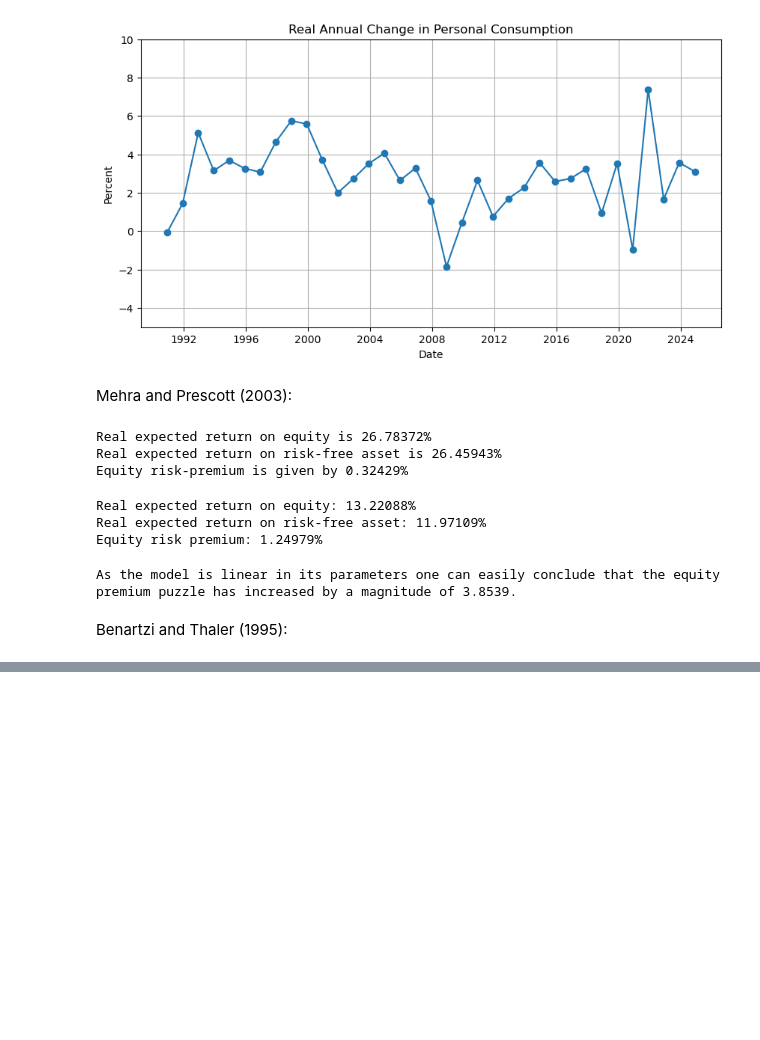
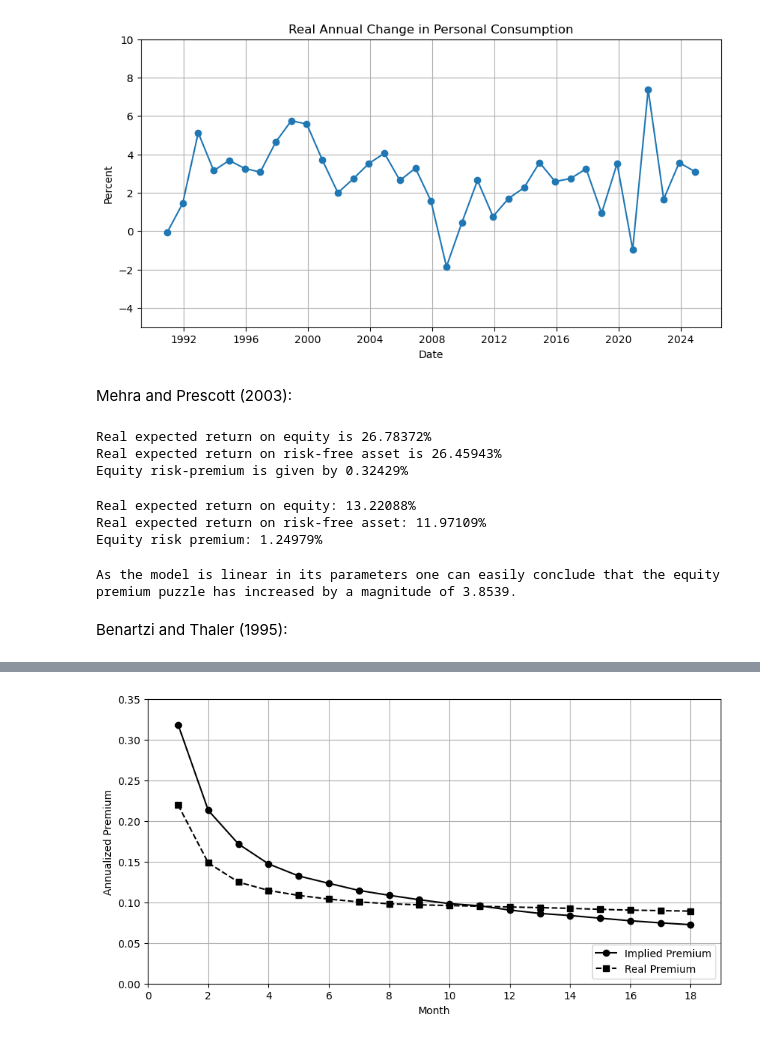
Before and after one commit to mcp656/Seminar, a Jupyter notebook: prescott.ipynb, the cells around one changed output, grey strips where cells are left out. Saved outputs shown, nothing was run; the diff lists cells and outputs as text; code cells hidden in the pictures; blank space fills up the shorter version.

```diff
--- a/prescott.ipynb
+++ b/prescott.ipynb
@@ -69,7 +69,7 @@ df_monthly["RET_SPBDUB3T"] = (df_monthly["SPBDUB3T"] / df_monthly["SPBDUB3T"].sh
 df_monthly["RET_SP500TR"] = (df_monthly["SP500TR"] / df_monthly["SP500TR"].shift(1) - 1)
 df_monthly["CHG_PCE"] = (df_monthly["PCE"] / df_monthly["PCE"].shift(1) - 1)
 df_monthly["CHG_PCEPI"] = (df_monthly["PCEPI"] / df_monthly["PCEPI"].shift(1) - 1)
-df_monthly["N_RET_EP"] = df_monthly["RET_SP500TR"] - df_monthly["RET_SPBDUB3T"]
+df_monthly["RET_EP"] = df_monthly["RET_SP500TR"] - df_monthly["RET_SPBDUB3T"]
 
 
 # Calculate monthly real return and changes for SP500TR, SPBDUB3T, PCE, PCEPI and EP
@@ -89,7 +89,7 @@ df_yearly["RET_SPBDUB3T"] = (df_yearly["SPBDUB3T"] / df_yearly["SPBDUB3T"].shift
 df_yearly["RET_SP500TR"] = (df_yearly["SP500TR"] / df_yearly["SP500TR"].shift(1) - 1)
 df_yearly["CHG_PCE"] = (df_yearly["PCE"] / df_yearly["PCE"].shift(1) - 1)
 df_yearly["CHG_PCEPI"] = (df_yearly["PCEPI"] / df_yearly["PCEPI"].shift(1) - 1)
-df_yearly["N_RET_EP"] = df_yearly["RET_SP500TR"] - df_yearly["RET_SPBDUB3T"]
+df_yearly["RET_EP"] = df_yearly["RET_SP500TR"] - df_yearly["RET_SPBDUB3T"]
 
 # Calculate yearly real return and changes for SP500TR, SPBDUB3T, PCE, PCEPI and EP
 df_yearly["R_RET_SPBDUB3T"] = ((1+df_yearly["RET_SPBDUB3T"])/(1+df_yearly["CHG_PCEPI"]) - 1)
@@ -529,0 +501,39 @@ plt.gca().xaxis.set_major_locator(MaxNLocator(integer=True))
+# %%
+real_premia = []
+
+for h in range(1, 19):
+    stock_h = df_monthly["SP500TR"] / df_monthly["SP500TR"].shift(h) - 1
+    bond_h = df_monthly["SPBDUB3T"] / df_monthly["SPBDUB3T"].shift(h) - 1
+
+    # Drop missing values
+    valid = stock_h.notna() & bond_h.notna()
+    stock_h, bond_h = stock_h[valid], bond_h[valid]
+
+    # Annualize
+    ann_stock = (1 + stock_h).pow(12 / h) - 1
+    ann_bond = (1 + bond_h).pow(12 / h) - 1
+
+    # Realized premium
+    real_premium = (ann_stock - ann_bond).mean()
+
+    real_premia.append({
+        "horizon_months": h,
+        "realized_annual_premium": real_premium
+    })
+
+real_premia_df = pd.DataFrame(real_premia)
+# %%
+plt.figure(figsize=(10, 5))
+plt.plot(premia_df["horizon_months"], premia_df["implied_annual_prem"], marker='o', color='black', label="Implied Premium")
+plt.plot(real_premia_df["horizon_months"], real_premia_df["realized_annual_premium"], linestyle = "--", marker='s', color='black', label="Real Premium")
+plt.xlabel('Month')
+plt.ylabel('Annualized Premium')
+plt.ylim(0, 0.35)
+plt.xlim(0, 19)
+plt.legend(loc="lower right")
+plt.grid()
+
+# Force whole number ticks on x-axis
+plt.gca().xaxis.set_major_locator(MaxNLocator(integer=True))
+# %% [output]
+[figure, added]
```
Also changed, not shown: parts of 4 cells of this notebook.
